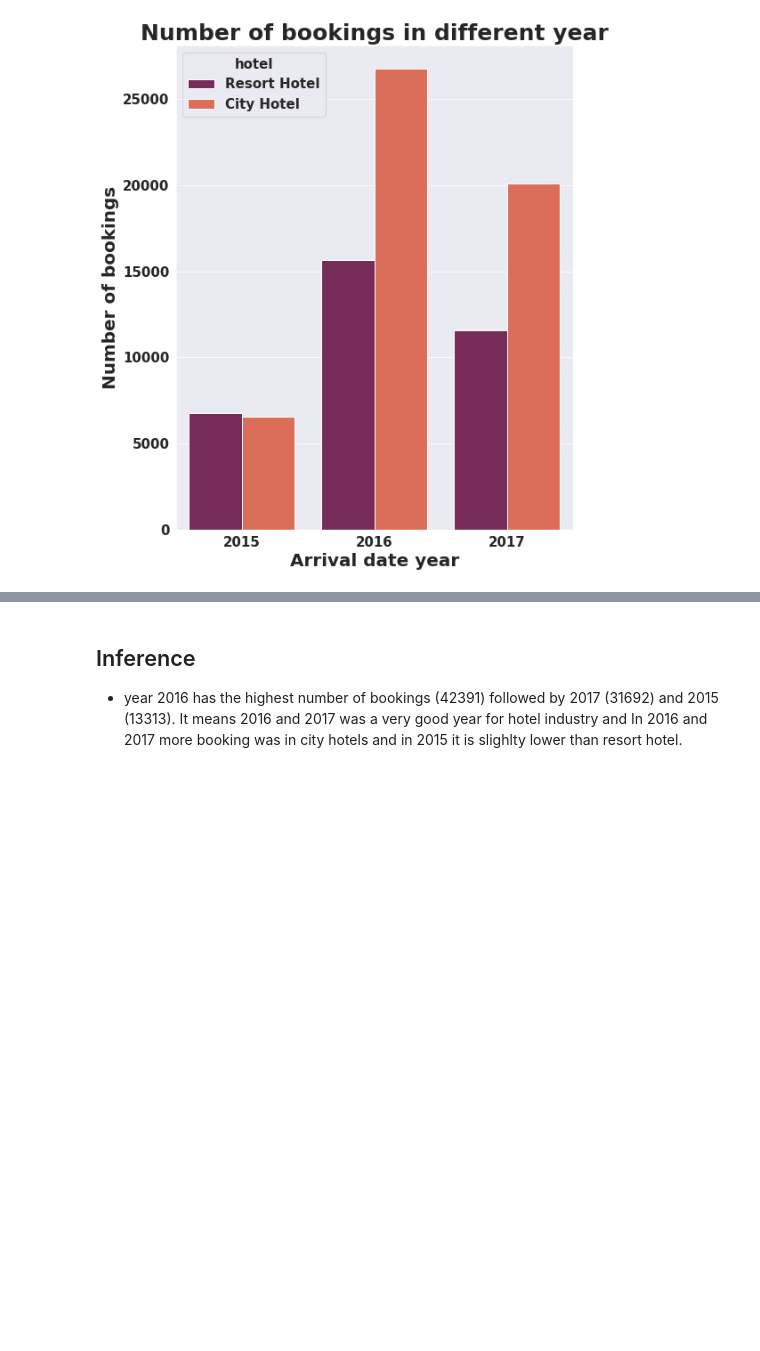
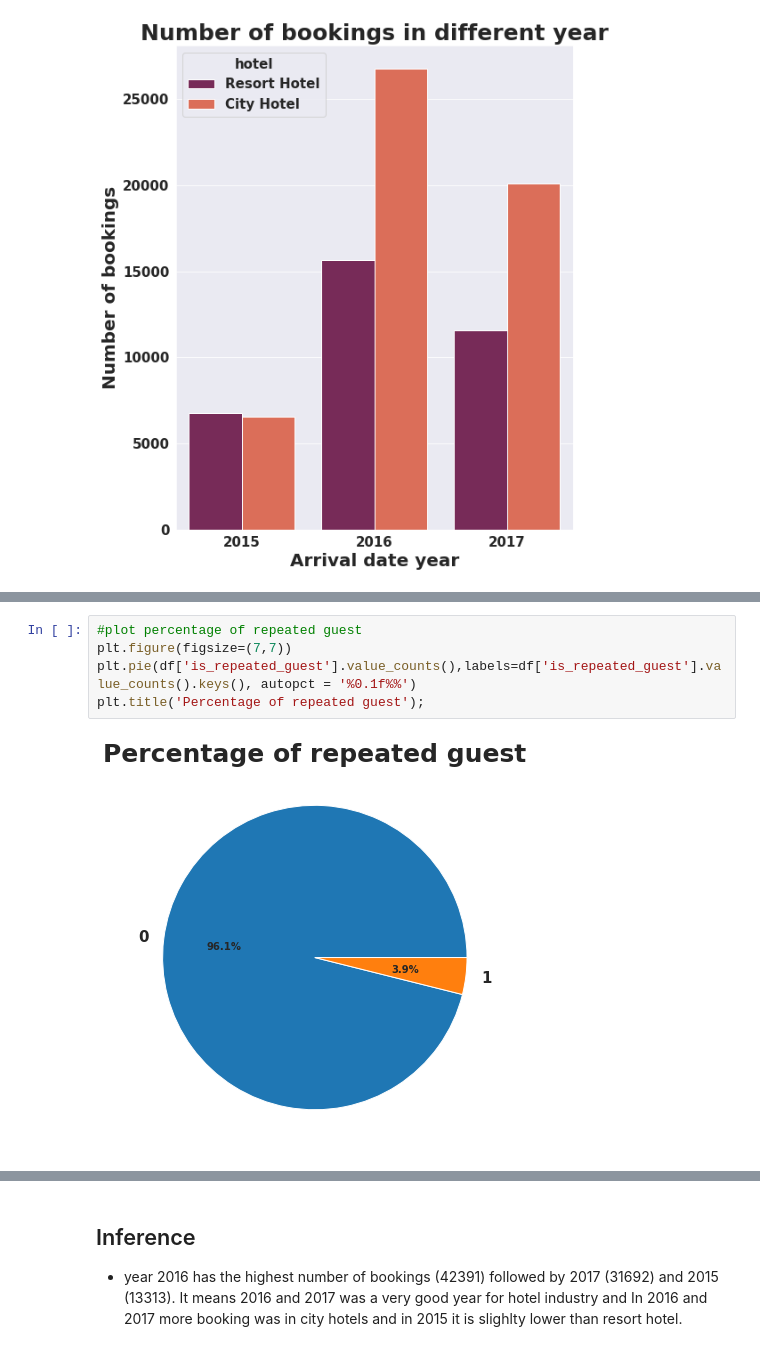
Before and after one commit to SaitejBhimnath/Exploratory-Data-Analysis-Capstone-Project-1, a Jupyter notebook: Hotel_Bookings_Analysis_Capstone_Project_1.ipynb, the cells around one changed output, grey strips where cells are left out. Cells and saved outputs as stored; diff of their text form; blank space fills up the shorter version.

```diff
--- a/Hotel_Bookings_Analysis_Capstone_Project_1.ipynb
+++ b/Hotel_Bookings_Analysis_Capstone_Project_1.ipynb
@@ -533,0 +615,7 @@ plt.title('Number of bookings in different year');
+# %%
+#plot percentage of repeated guest
+plt.figure(figsize=(7,7))
+plt.pie(df['is_repeated_guest'].value_counts(),labels=df['is_repeated_guest'].value_counts().keys(), autopct = '%0.1f%%')
+plt.title('Percentage of repeated guest');
+# %% [output]
+[figure, added]
```
Also changed, not shown: parts of 31 cells of this notebook.
